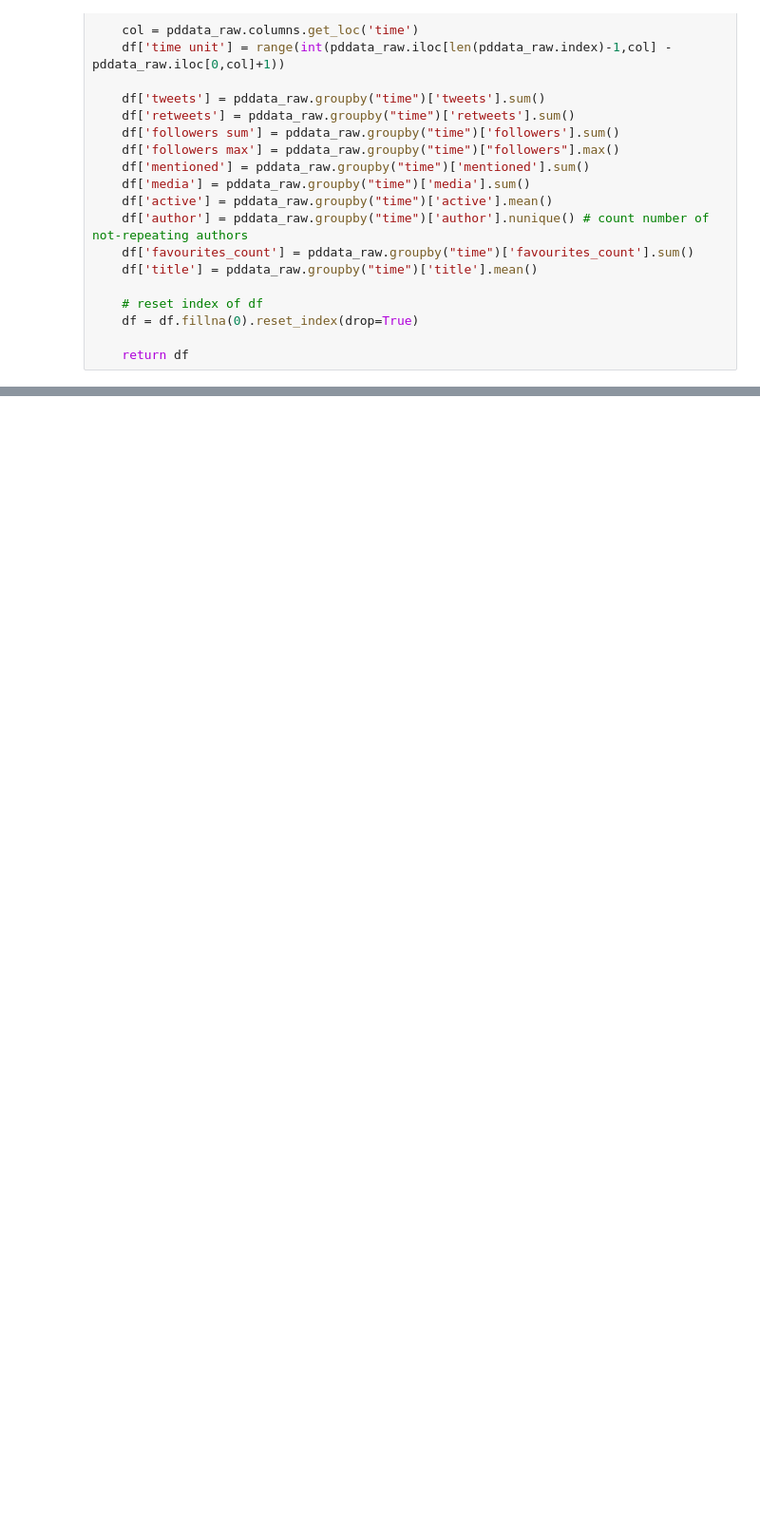
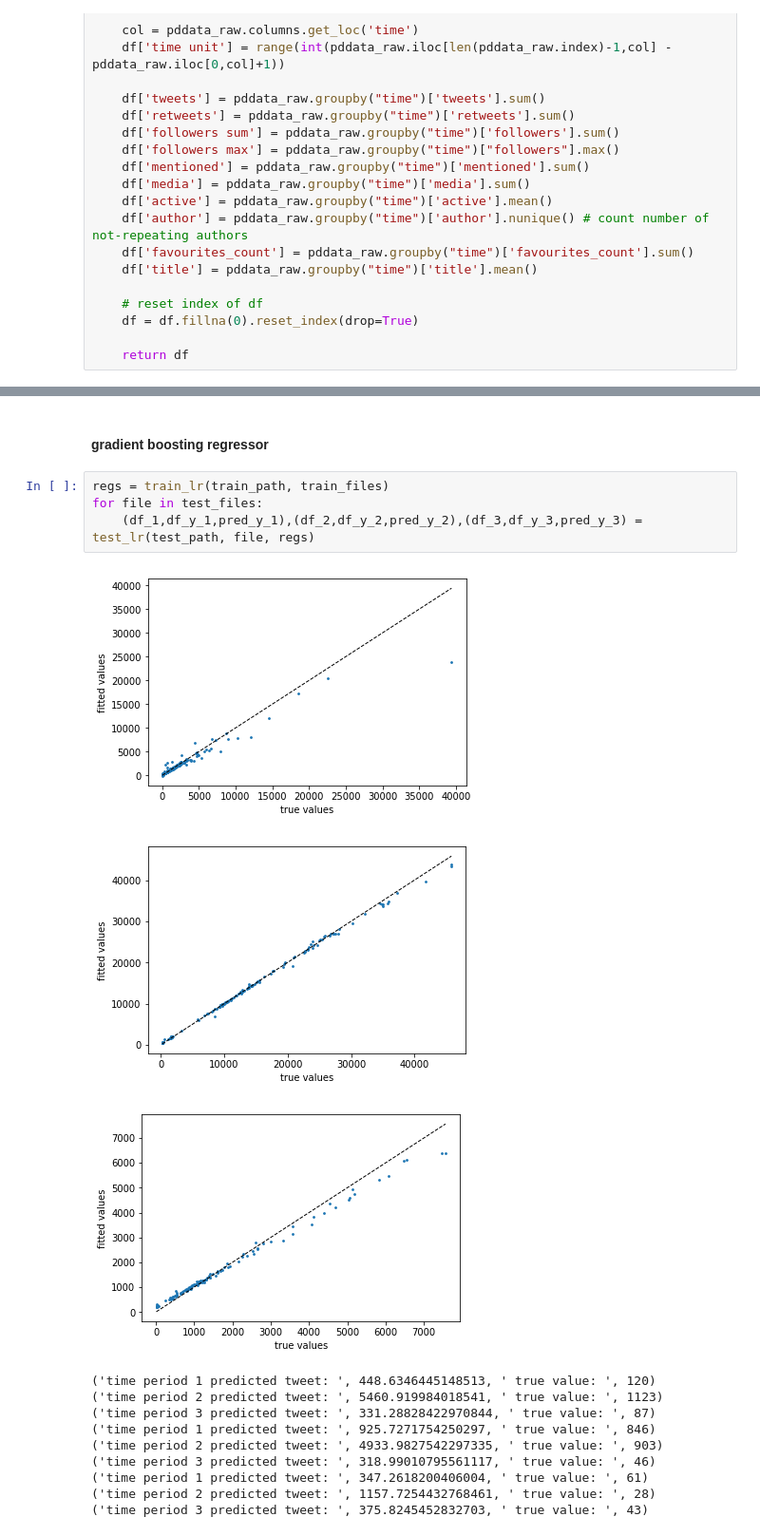
Before and after one commit to ruizhi92/ECE219-Large-Scale-Data-Mining, a Jupyter notebook: project5_twitter/Q14.ipynb, the cells around one changed output, grey strips where cells are left out. Shown at 95% size. Cells and saved outputs as stored; diff of their text form; blank space fills up the shorter version.

```diff
--- a/project5_twitter/Q14.ipynb
+++ b/project5_twitter/Q14.ipynb
@@ -511,0 +350,19 @@ plot_recipe(dfo_y_2,pred)
+# %% [markdown]
+#### gradient boosting regressor
+# %%
+regs = train_lr(train_path, train_files)
+for file in test_files:
+    (df_1,df_y_1,pred_y_1),(df_2,df_y_2,pred_y_2),(df_3,df_y_3,pred_y_3) = test_lr(test_path, file, regs)
+# %% [output]
+[figure, added]
+[figure, added]
+[figure, added]
+('time period 1 predicted tweet: ', 448.6346445148513, ' true value: ', 120)
+('time period 2 predicted tweet: ', 5460.919984018541, ' true value: ', 1123)
+('time period 3 predicted tweet: ', 331.28828422970844, ' true value: ', 87)
+('time period 1 predicted tweet: ', 925.7271754250297, ' true value: ', 846)
+('time period 2 predicted tweet: ', 4933.9827542297335, ' true value: ', 903)
+('time period 3 predicted tweet: ', 318.99010795561117, ' true value: ', 46)
+('time period 1 predicted tweet: ', 347.2618200406004, ' true value: ', 61)
+('time period 2 predicted tweet: ', 1157.7254432768461, ' true value: ', 28)
+('time period 3 predicted tweet: ', 375.8245452832703, ' true value: ', 43)
```
Also changed, not shown: parts of 51 cells of this notebook, 2 other files.
